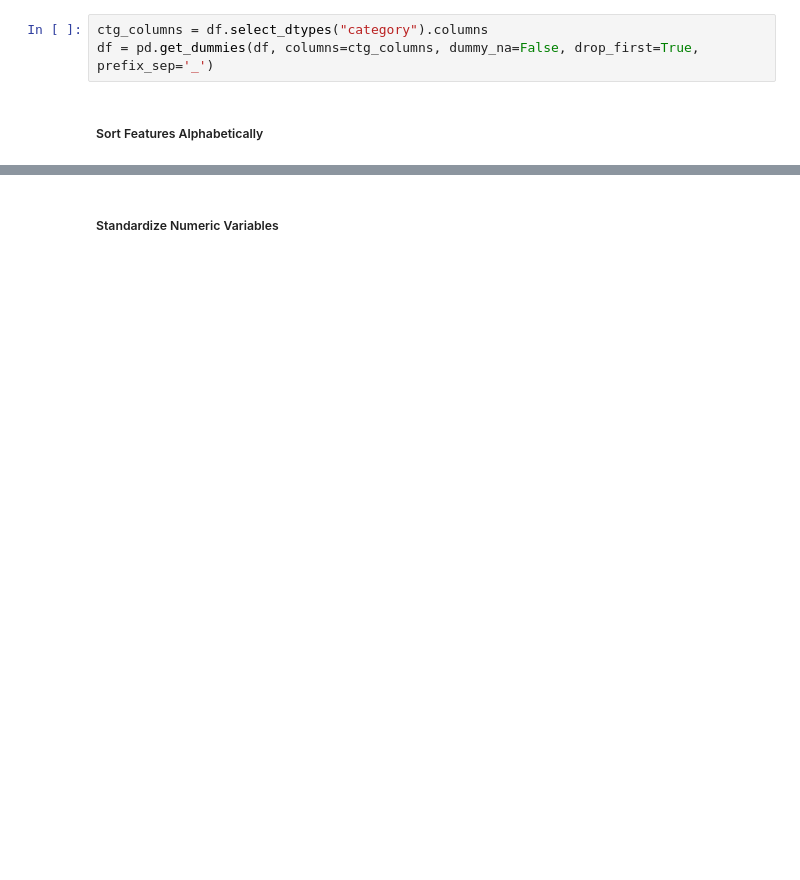
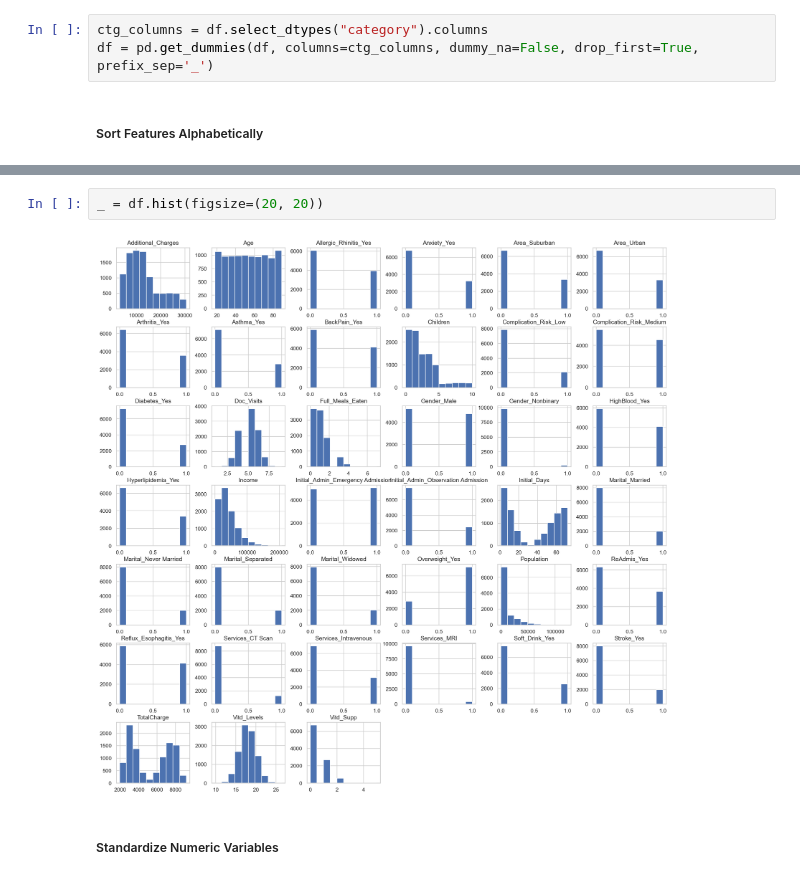
Before and after one commit to chrispaynes/OSDSC-Portfolio, a Jupyter notebook: predictive_modeling/TASK 1 - MULTIPLE REGRESSION FOR PREDICTIVE MODELING/multiple_regression.ipynb, the cells around one changed output, grey strips where cells are left out. Drawn from its saved outputs; the diff is of its cells as text; blank space fills up the shorter version.

```diff
--- a/predictive_modeling/TASK 1 - MULTIPLE REGRESSION FOR PREDICTIVE MODELING/multiple_regression.ipynb
+++ b/predictive_modeling/TASK 1 - MULTIPLE REGRESSION FOR PREDICTIVE MODELING/multiple_regression.ipynb
@@ -330,3 +343,7 @@ df.describe()
+# %%
+_ = df.hist(figsize=(20, 20))
+# %% [output]
+[figure, added]
 # %% [markdown]
 ##### Standardize Numeric Variables
 # %%
```
Also changed, not shown: parts of 61 cells of this notebook.
